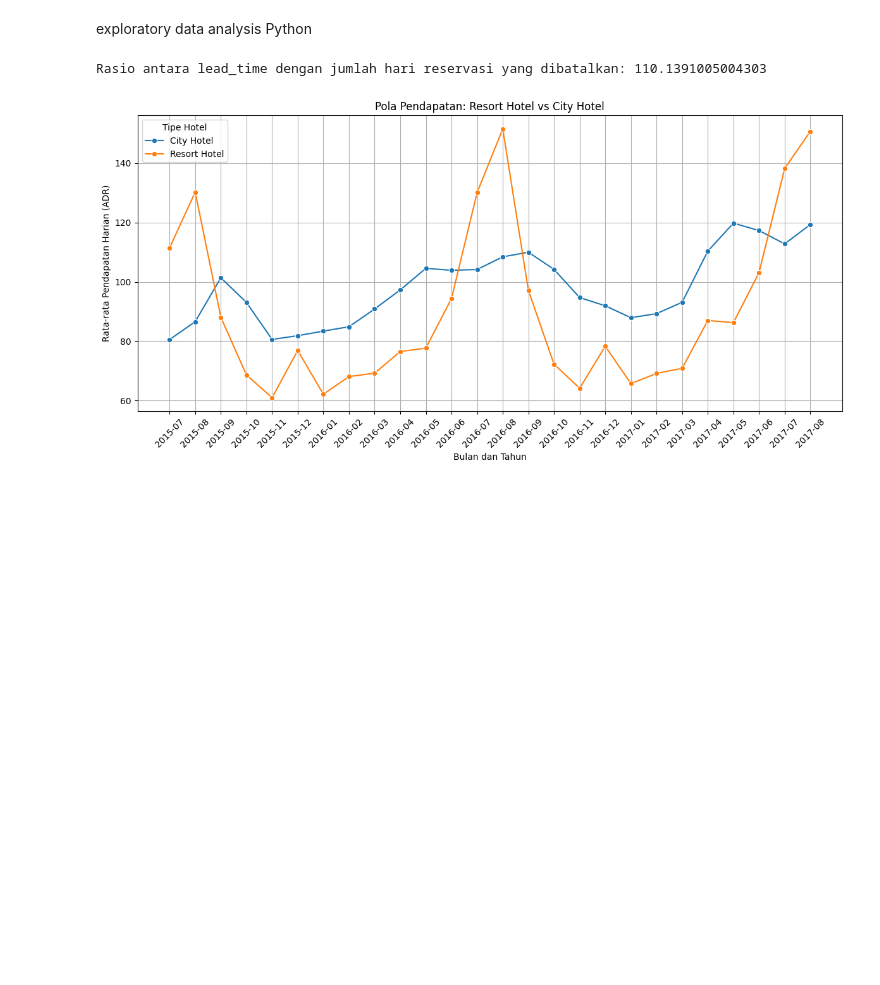
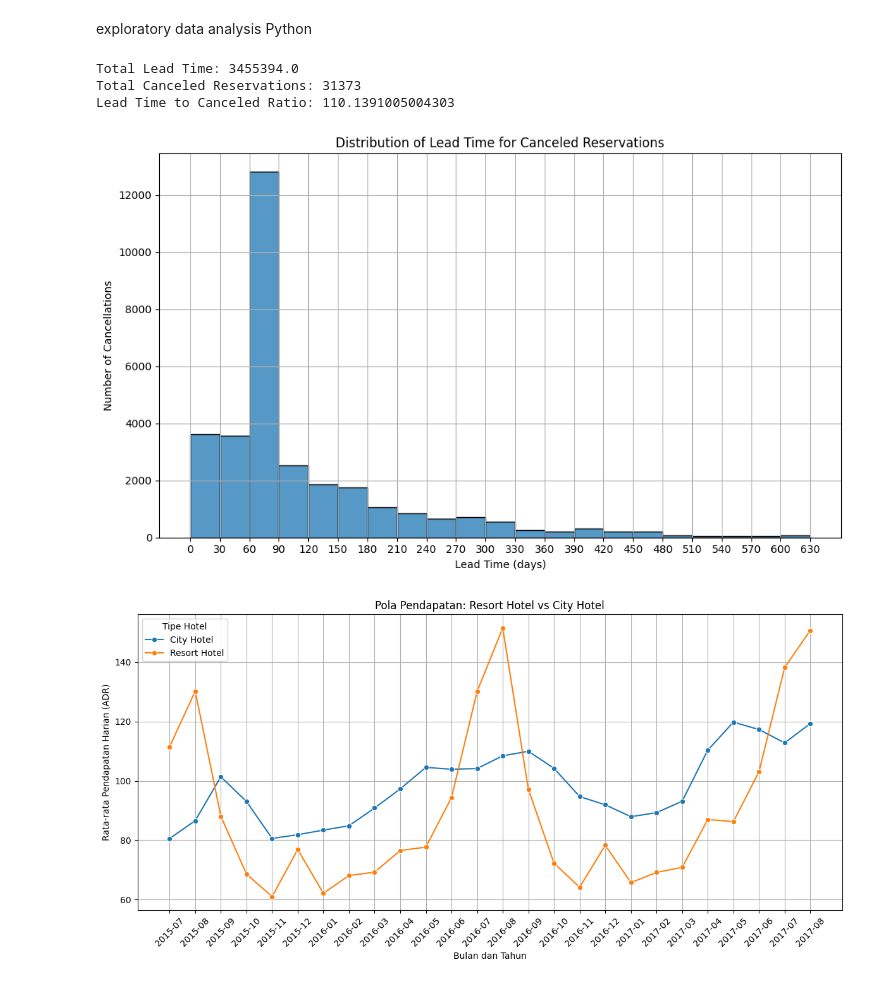
Before and after one commit to Akbar-1056/bitlabs-project, a Jupyter notebook: mid_term_bitlabs.ipynb, the cells around one changed output. Saved outputs shown, nothing was run; the diff lists cells and outputs as text; code cells hidden in the pictures; blank space fills up the shorter version.

```diff
--- a/mid_term_bitlabs.ipynb
+++ b/mid_term_bitlabs.ipynb
@@ -165,24 +165,44 @@ print(f"Dataset yang sudah dibersihkan disimpan di: /content/drive/MyDrive/data_
 Dataset yang sudah dibersihkan disimpan di: /content/drive/MyDrive/data_set_mid_term/cleaned_midterm_hotel_data.csv
 # %% [markdown]
 exploratory data analysis Python
-# %%
-#4.1
-# Filter data dengan is_canceled == 1
-df_canceled = df[df['is_canceled'] == 1]
-
-# Hitung total lead_time dan jumlah data yang dibatalkan
-total_lead_time = df_canceled['lead_time'].sum()
-total_canceled = len(df_canceled)
-
-# Hitung rasio
-if total_canceled > 0:
-    rasio = total_lead_time / total_canceled
-else:
-    rasio = 0
-
-print(f"Rasio antara lead_time dengan jumlah hari reservasi yang dibatalkan: {rasio}")
-# %% [output]
-Rasio antara lead_time dengan jumlah hari reservasi yang dibatalkan: 110.1391005004303
+# %%
+#soal 4.1
+
+# Filter untuk reservasi yang dibatalkan
+canceled_reservations = df[df['is_canceled'] == 1]
+
+# Hitung total lead time dan jumlah reservasi yang dibatalkan
+total_lead_time = canceled_reservations['lead_time'].sum()
+total_canceled_reservations = canceled_reservations.shape[0]
+
+# Hitung rasio
+if total_canceled_reservations > 0:
+    lead_time_to_canceled_ratio = total_lead_time / total_canceled_reservations
+else:
+    lead_time_to_canceled_ratio = 0
+
+# Tampilkan hasil
+print(f'Total Lead Time: {total_lead_time}')
+print(f'Total Canceled Reservations: {total_canceled_reservations}')
+print(f'Lead Time to Canceled Ratio: {lead_time_to_canceled_ratio}')
+
+# Visualisasi distribusi lead time dalam kelipatan hari (misalnya 30 hari)
+bins = range(0, int(canceled_reservations['lead_time'].max()) + 30, 30)
+plt.figure(figsize=(10, 6))
+sns.histplot(canceled_reservations['lead_time'], bins=bins, kde=False)
+plt.xlabel('Lead Time (days)')
+plt.ylabel('Number of Cancellations')
+plt.title('Distribution of Lead Time for Canceled Reservations')
+plt.xticks(bins)
+plt.grid(True)
+plt.tight_layout()
+
+plt.show()
+# %% [output]
+Total Lead Time: 3455394.0
+Total Canceled Reservations: 31373
+Lead Time to Canceled Ratio: 110.1391005004303
+[figure, added]
 # %%
 
 
```
